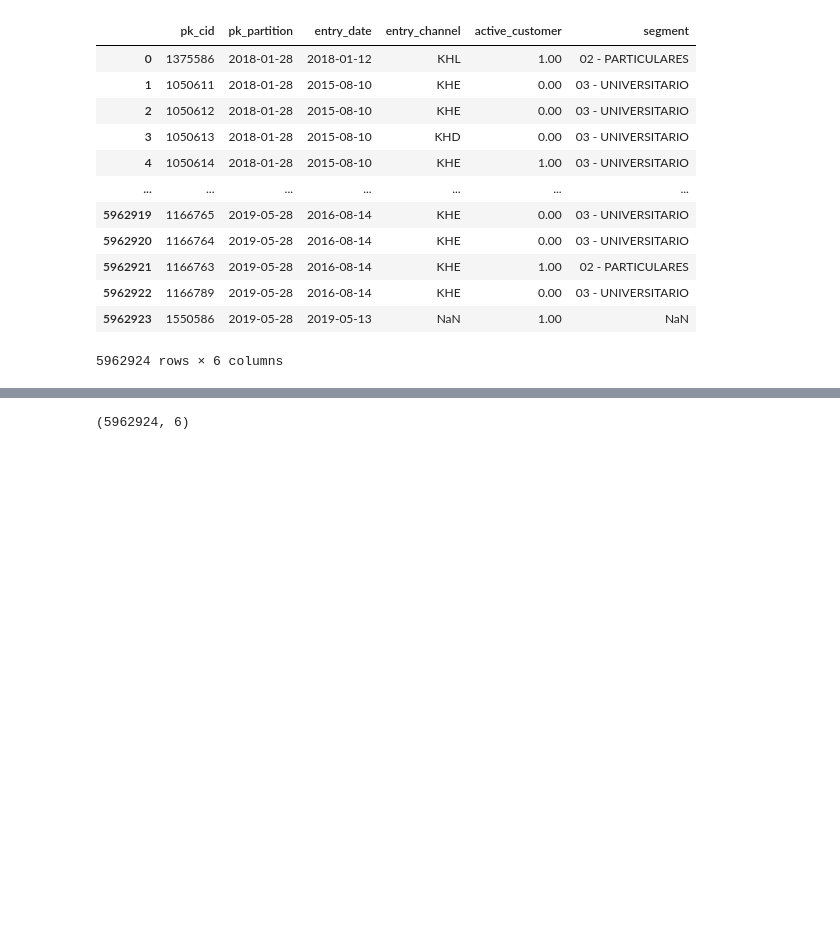
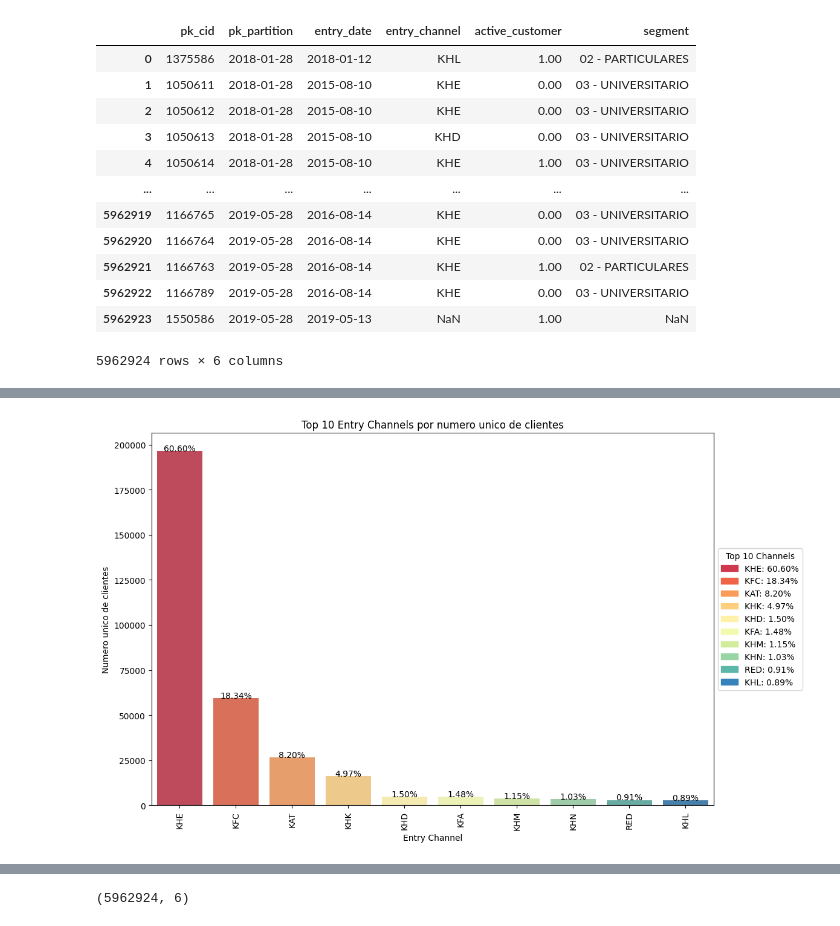
Before and after one commit to jascicz/easy_money_Project, a Jupyter notebook: david-Proyecto.ipynb, the cells around one changed output, grey strips where cells are left out. Drawn from its saved outputs; the diff is of its cells as text; code cells hidden in the pictures; blank space fills up the shorter version.

```diff
--- a/david-Proyecto.ipynb
+++ b/david-Proyecto.ipynb
@@ -45,7 +45,12 @@
 import numpy as np
 import pandas as pd
 import matplotlib.pyplot as plt
+import matplotlib.patches as mpatches
+
 import seaborn as sns
+
+sns.set_palette("Spectral")
+
 
 
 pd.options.display.float_format = '{:,.2f}'.format
@@ -213,3 +220,40 @@ styled_df_c
 | 3 | entry_channel | object | 5829891 |  |  |  |  |  |  |  | 68 | ... |
 | 4 | active_customer | int64 | 5962924 | 0.400000 | 0.500000 | 0 | 0.000000 | 0.000000 | 1.000000 | 1 | 2 | ... |
 | 5 | segment | object | 5828980 |  |  |  |  |  |  |  | 3 | ... |
+# %%
+# Filtrar para obtener la primera observación de cada cliente
+df_filtered = df_c.drop_duplicates(subset='pk_cid', keep='first')
+
+# Contar el número de clientes únicos por canal de entrada
+channel_counts = df_filtered['entry_channel'].value_counts().reset_index()
+channel_counts.columns = ['entry_channel', 'num_customers']
+
+# Calcular el porcentaje de cada canal
+total_customers = channel_counts['num_customers'].sum()
+channel_counts['percentage'] = (channel_counts['num_customers'] / total_customers) * 100
+
+# Filtrar para obtener solo el top 10
+top_10_channels = channel_counts.head(10)
+
+# Crear un gráfico de barras con el Top 10
+plt.figure(figsize=(12, 8))
+ax = sns.barplot(x='entry_channel', y='num_customers', hue='entry_channel', data=top_10_channels, palette='Spectral')
+
+# Añadir etiquetas con los porcentajes encima de cada barra
+for index, row in top_10_channels.iterrows():
+    ax.text(index, row['num_customers'], f"{row['percentage']:.2f}%", color='black', ha="center")
+
+# Añadir etiquetas y título
+plt.xlabel('Entry Channel')
+plt.ylabel('Numero unico de clientes')
+plt.title('Top 10 Entry Channels por numero unico de clientes')
+
+# Añadir la leyenda al lado del gráfico
+handles = [plt.Rectangle((0,0),1,1, color=sns.color_palette('Spectral', n_colors=10)[i]) for i in range(10)]
+labels = [f"{row['entry_channel']}: {row['percentage']:.2f}%" for index, row in top_10_channels.iterrows()]
+plt.legend(handles, labels, title='Top 10 Channels', loc='center left', bbox_to_anchor=(1, 0.5))
+
+plt.xticks(rotation=90)
+plt.show()
+# %% [output]
+[figure, added]
```
Also changed, not shown: parts of 12 cells of this notebook.
